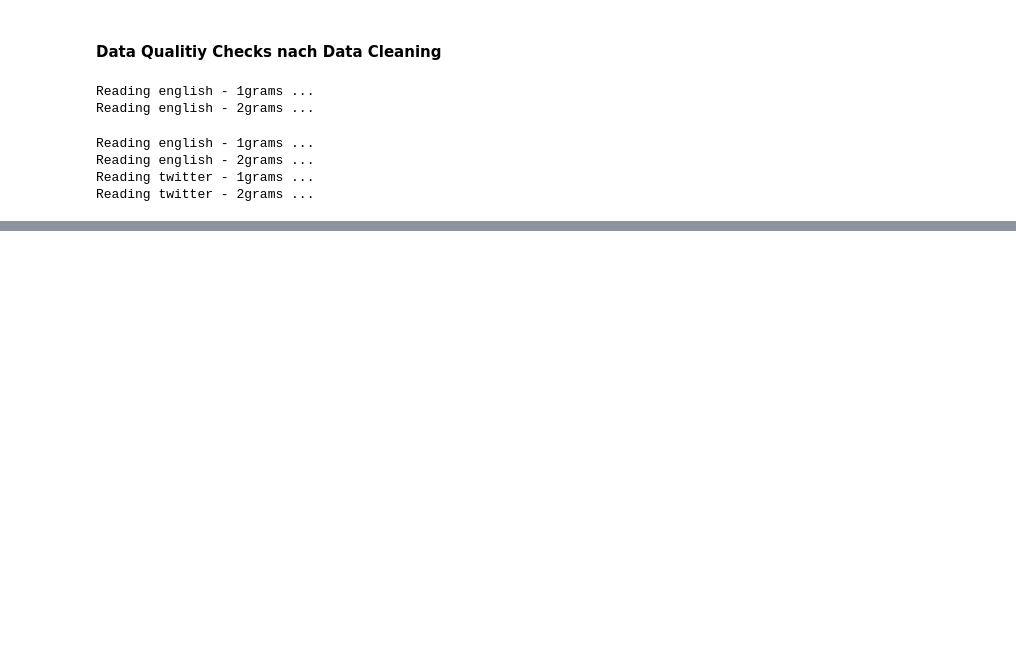
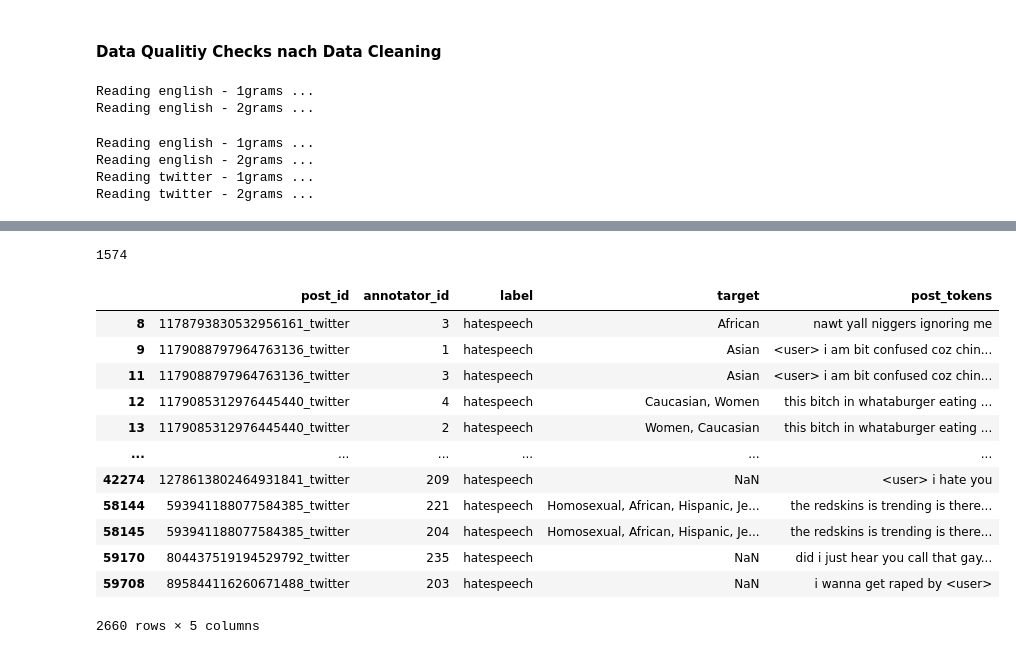
Before and after one commit to netGed/WebScience24, a Jupyter notebook: src/1. Explorative Analysis & Preprocessing/nasiba/notebooks/1_2_explore_data.ipynb, the cells around one changed output, grey strips where cells are left out. Drawn from its saved outputs; the diff is of its cells as text; code cells hidden in the pictures; blank space fills up the shorter version.

```diff
--- a/src/1. Explorative Analysis & Preprocessing/nasiba/notebooks/1_2_explore_data.ipynb
+++ b/src/1. Explorative Analysis & Preprocessing/nasiba/notebooks/1_2_explore_data.ipynb
@@ -729,0 +763,32 @@ df_cleaned.head(1)
+# %%
+count_origin_hate= df_origin[df_origin['label']==1]
+print(count_origin_hate.tweet.count())
+## 1574
+# %% [output]
+1574
+# %%
+
+src_path
+source_filepath_name_new_1 = os.path.abspath(os.path.join(src_path, 'src/1. Explorative Analysis & Preprocessing/nasiba/data/hateXplain.csv'))
+source_filepath_name_new_1
+df_origin_new_1= pd.read_csv(source_filepath_name_new_1, encoding='utf-8')
+df_origin_new_1 = df_origin_new_1[df_origin_new_1['post_id'].str.contains("twitter")]
+df_origin_new_1[df_origin_new_1['label']=="hatespeech"]
+
+# gesamt: 60444
+# hate_speech: 18070
+# hate_speech_twitter: 2660
+# %% [output]
+|  | post_id | annotator_id | label | target | post_tokens |
+| 8 | 1178793830532956161_twitter | 3 | hatespeech | African | nawt yall niggers ignoring me |
+| 9 | 1179088797964763136_twitter | 1 | hatespeech | Asian | <user> i am bit confused coz chin... |
+| 11 | 1179088797964763136_twitter | 3 | hatespeech | Asian | <user> i am bit confused coz chin... |
+| 12 | 1179085312976445440_twitter | 4 | hatespeech | Caucasian, Women | this bitch in whataburger eating ... |
+| 13 | 1179085312976445440_twitter | 2 | hatespeech | Women, Caucasian | this bitch in whataburger eating ... |
+| ... | ... | ... | ... | ... | ... |
+| 42274 | 1278613802464931841_twitter | 209 | hatespeech | NaN | <user> i hate you |
+| 58144 | 593941188077584385_twitter | 221 | hatespeech | Homosexual, African, Hispanic, Je... | the redskins is trending is there... |
+| 58145 | 593941188077584385_twitter | 204 | hatespeech | Homosexual, African, Hispanic, Je... | the redskins is trending is there... |
+| 59170 | 804437519194529792_twitter | 235 | hatespeech | NaN | did i just hear you call that gay... |
+| 59708 | 895844116260671488_twitter | 203 | hatespeech | NaN | i wanna get raped by <user> |
+2660 rows × 5 columns
```
Also changed, not shown: parts of 7 cells of this notebook, 1 other file.
